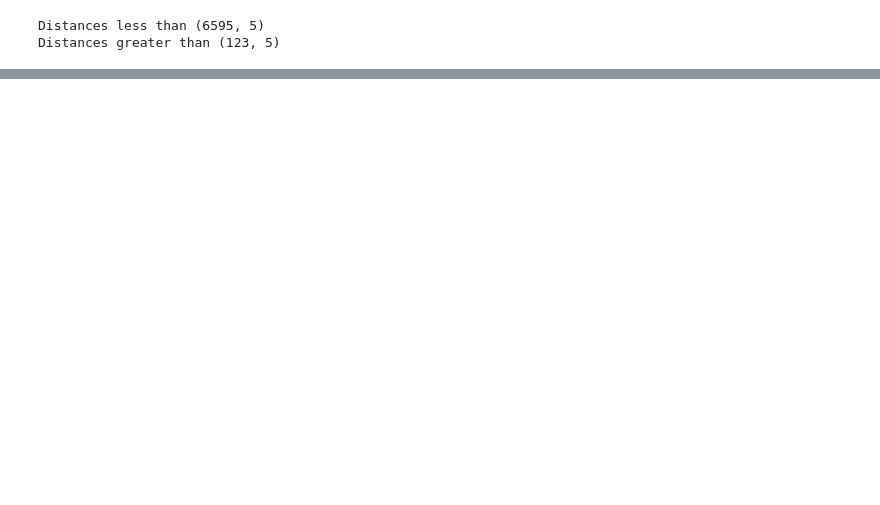
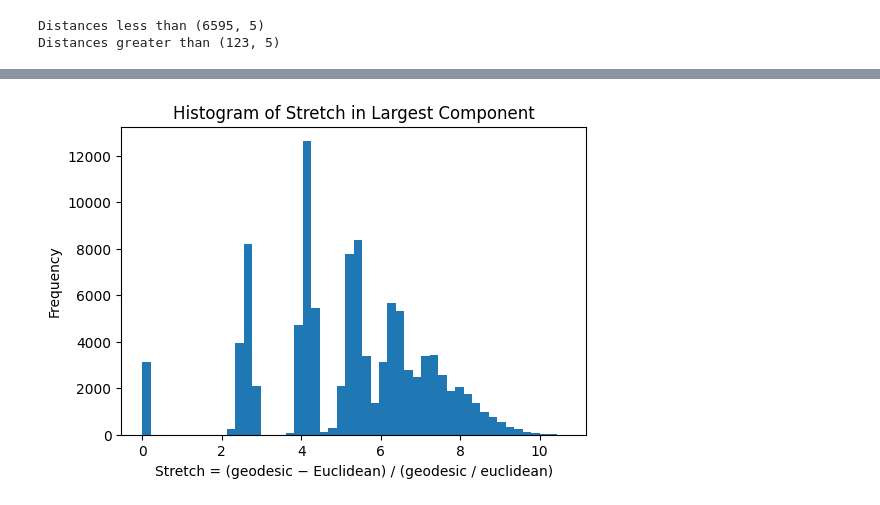
Before and after one commit to Antel0pe/SpaceOfMNIST-Digits, a Jupyter notebook: MaximizeGeodesicVSEuclideanDistance.ipynb, the cells around one changed output, grey strips where cells are left out. Saved outputs shown, nothing was run; the diff lists cells and outputs as text; code cells hidden in the pictures; blank space fills up the shorter version.

```diff
--- a/MaximizeGeodesicVSEuclideanDistance.ipynb
+++ b/MaximizeGeodesicVSEuclideanDistance.ipynb
@@ -404,0 +767,12 @@ Distances greater than (123, 5)
+# %%
+stretch = (D_geo[iu, ju] - D_euc[iu, ju]) / (D_geo[iu, ju] / D_euc[iu, ju])
+
+# 5) Plot histogram
+plt.figure(figsize=(6,4))
+plt.hist(stretch, bins=50)
+plt.xlabel('Stretch = (geodesic − Euclidean) / (geodesic / euclidean)')
+plt.ylabel('Frequency')
+plt.title('Histogram of Stretch in Largest Component')
+plt.show()
+# %% [output]
+[figure, added]
```
Also changed, not shown: parts of 16 cells of this notebook.
